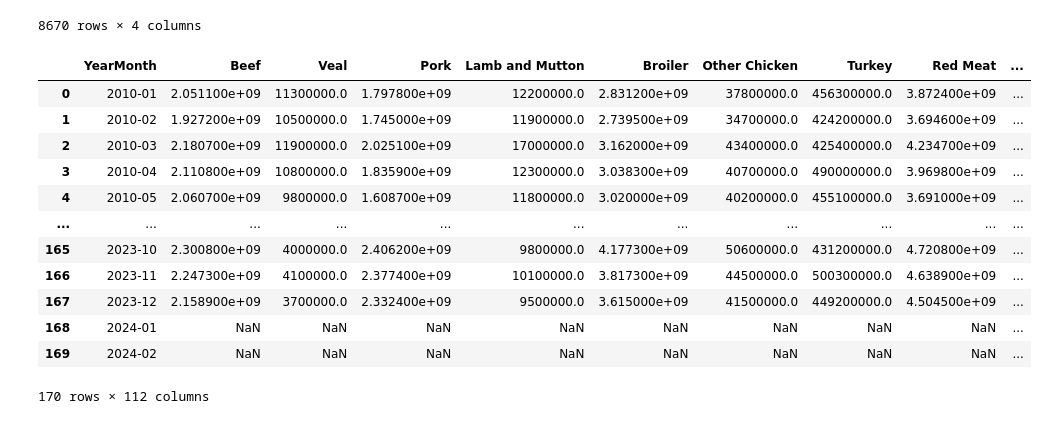
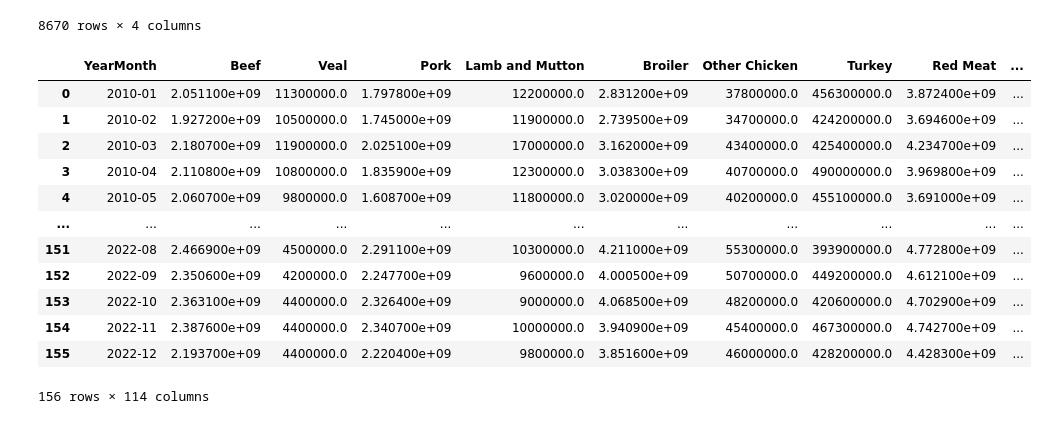
Before and after one commit to SAT-Enjoyers/citadel-datathon, a Jupyter notebook: eda/analyse_meat_hourly_rate.ipynb, the cells around one changed output. Cells and saved outputs as stored; diff of their text form; code cells hidden in the pictures.

```diff
--- a/eda/analyse_meat_hourly_rate.ipynb
+++ b/eda/analyse_meat_hourly_rate.ipynb
@@ -53,0 +38,9 @@ unemployment_df
+# %%
+UNEMPLOYMENT_DATASET = '../udataset/unemployment_by_state.csv'
+NATIONAL_UNEMPLOYMENT = '../udataset/unemployment_month_US.csv'
+unemployment_df = pd.read_csv(UNEMPLOYMENT_DATASET)
+national_unemployment_df = pd.read_csv(NATIONAL_UNEMPLOYMENT)
+unemployment_df
+national_unemployment_df = national_unemployment_df.drop(columns=['Unnamed: 0'])
+national_unemployment_df = national_unemployment_df.rename(columns={'Year-Month': 'YearMonth', 'unemployment_rate': 'national-unemployment-rate'})
+national_unemployment_df
@@ -56,5 +63,8 @@ HOURLY_EARNINGS='../udataset/hourly_earnings.csv'
 earnings_df = pd.read_csv(HOURLY_EARNINGS)
 earnings_df = earnings_df.rename(columns = {'YearMonth': 'date', 'State': 'state'})
 #poverty_df['date'] = poverty_df['date'].str.slice(0, 7)
-earnings_df
+NATIONAL_HOURLY_EARNINGS='../dataset/national_hourly_earnings.csv'
+national_earnings_df = pd.read_csv(NATIONAL_HOURLY_EARNINGS)
+national_earnings_df = national_earnings_df.rename(columns = {'HourlyEarnings': 'national-hourly-earnings'})
+national_earnings_df
 # %% [output]
@@ -113,21 +123,23 @@ merged_df = pd.merge(unemployment_pivot, earning_pivot, left_index=True, right_i
 merged_df = merged_df.sort_index(axis=1)
 # %%
 meat_df = pd.merge(meat_df, merged_df, on='YearMonth', how='right')
+meat_df = pd.merge(meat_df, national_earnings_df, on = 'YearMonth')
+meat_df = pd.merge(meat_df, national_unemployment_df, on = 'YearMonth')
 meat_df
 # %% [output]
 |  | YearMonth | Beef | Veal | Pork | Lamb and Mutton | Broiler | Other Chicken | Turkey | Red Meat | ... |
 | 0 | 2010-01 | 2.051100e+09 | 11300000.0 | 1.797800e+09 | 12200000.0 | 2.831200e+09 | 37800000.0 | 456300000.0 | 3.872400e+09 | ... |
 | 1 | 2010-02 | 1.927200e+09 | 10500000.0 | 1.745000e+09 | 11900000.0 | 2.739500e+09 | 34700000.0 | 424200000.0 | 3.694600e+09 | ... |
 | 2 | 2010-03 | 2.180700e+09 | 11900000.0 | 2.025100e+09 | 17000000.0 | 3.162000e+09 | 43400000.0 | 425400000.0 | 4.234700e+09 | ... |
 | 3 | 2010-04 | 2.110800e+09 | 10800000.0 | 1.835900e+09 | 12300000.0 | 3.038300e+09 | 40700000.0 | 490000000.0 | 3.969800e+09 | ... |
 | 4 | 2010-05 | 2.060700e+09 | 9800000.0 | 1.608700e+09 | 11800000.0 | 3.020000e+09 | 40200000.0 | 455100000.0 | 3.691000e+09 | ... |
 | ... | ... | ... | ... | ... | ... | ... | ... | ... | ... | ... |
-| 165 | 2023-10 | 2.300800e+09 | 4000000.0 | 2.406200e+09 | 9800000.0 | 4.177300e+09 | 50600000.0 | 431200000.0 | 4.720800e+09 | ... |
-| 166 | 2023-11 | 2.247300e+09 | 4100000.0 | 2.377400e+09 | 10100000.0 | 3.817300e+09 | 44500000.0 | 500300000.0 | 4.638900e+09 | ... |
-| 167 | 2023-12 | 2.158900e+09 | 3700000.0 | 2.332400e+09 | 9500000.0 | 3.615000e+09 | 41500000.0 | 449200000.0 | 4.504500e+09 | ... |
-| 168 | 2024-01 | NaN | NaN | NaN | NaN | NaN | NaN | NaN | NaN | ... |
-| 169 | 2024-02 | NaN | NaN | NaN | NaN | NaN | NaN | NaN | NaN | ... |
+| 151 | 2022-08 | 2.466900e+09 | 4500000.0 | 2.291100e+09 | 10300000.0 | 4.211000e+09 | 55300000.0 | 393900000.0 | 4.772800e+09 | ... |
+| 152 | 2022-09 | 2.350600e+09 | 4200000.0 | 2.247700e+09 | 9600000.0 | 4.000500e+09 | 50700000.0 | 449200000.0 | 4.612100e+09 | ... |
+| 153 | 2022-10 | 2.363100e+09 | 4400000.0 | 2.326400e+09 | 9000000.0 | 4.068500e+09 | 48200000.0 | 420600000.0 | 4.702900e+09 | ... |
+| 154 | 2022-11 | 2.387600e+09 | 4400000.0 | 2.340700e+09 | 10000000.0 | 3.940900e+09 | 45400000.0 | 467300000.0 | 4.742700e+09 | ... |
+| 155 | 2022-12 | 2.193700e+09 | 4400000.0 | 2.220400e+09 | 9800000.0 | 3.851600e+09 | 46000000.0 | 428200000.0 | 4.428300e+09 | ... |
-170 rows × 112 columns
+156 rows × 114 columns
 # %%
 # #unemployment_rate = [9.63, 8.95, 8.07, 7.37, 6.17, 5.28, 4.87, 4.36, 3.90, 3.67, 8.05, 5.35, 3.61]
 # for state in unemployment_df['state'].unique():
```
Also changed, not shown: parts of 6 cells of this notebook, 1 other file.
